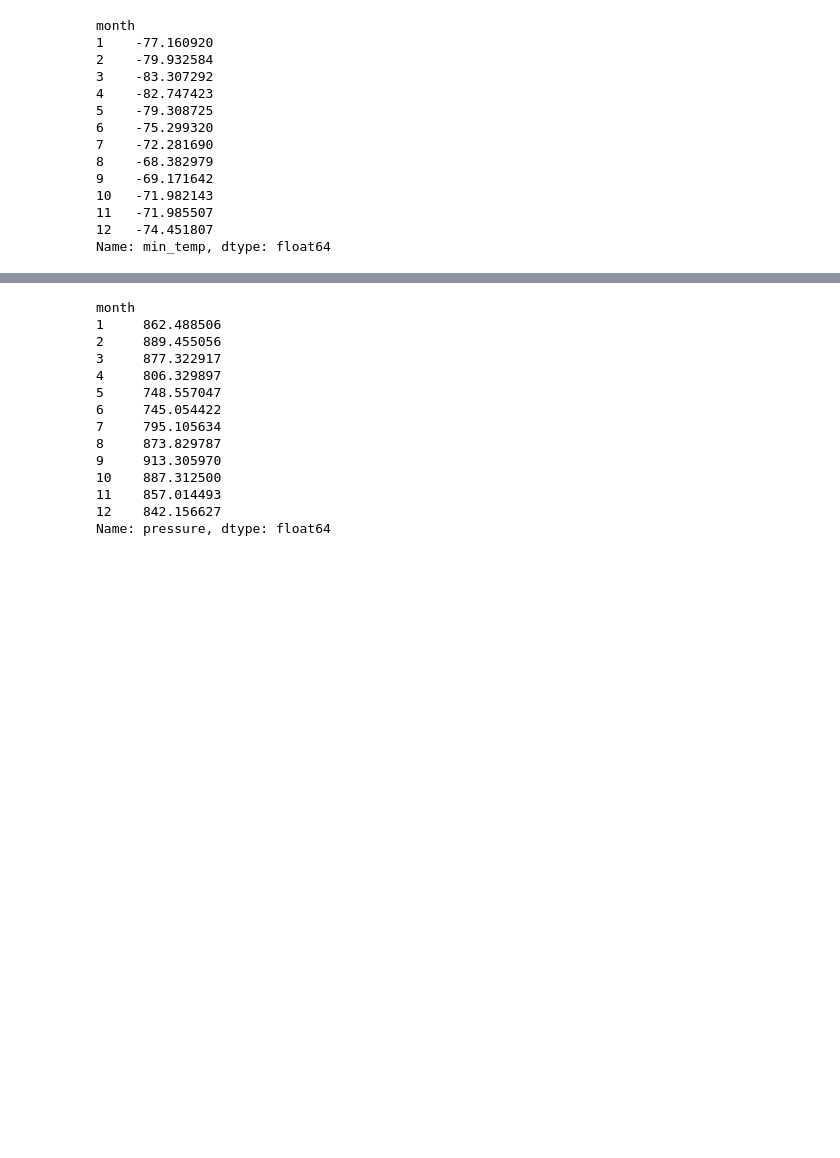
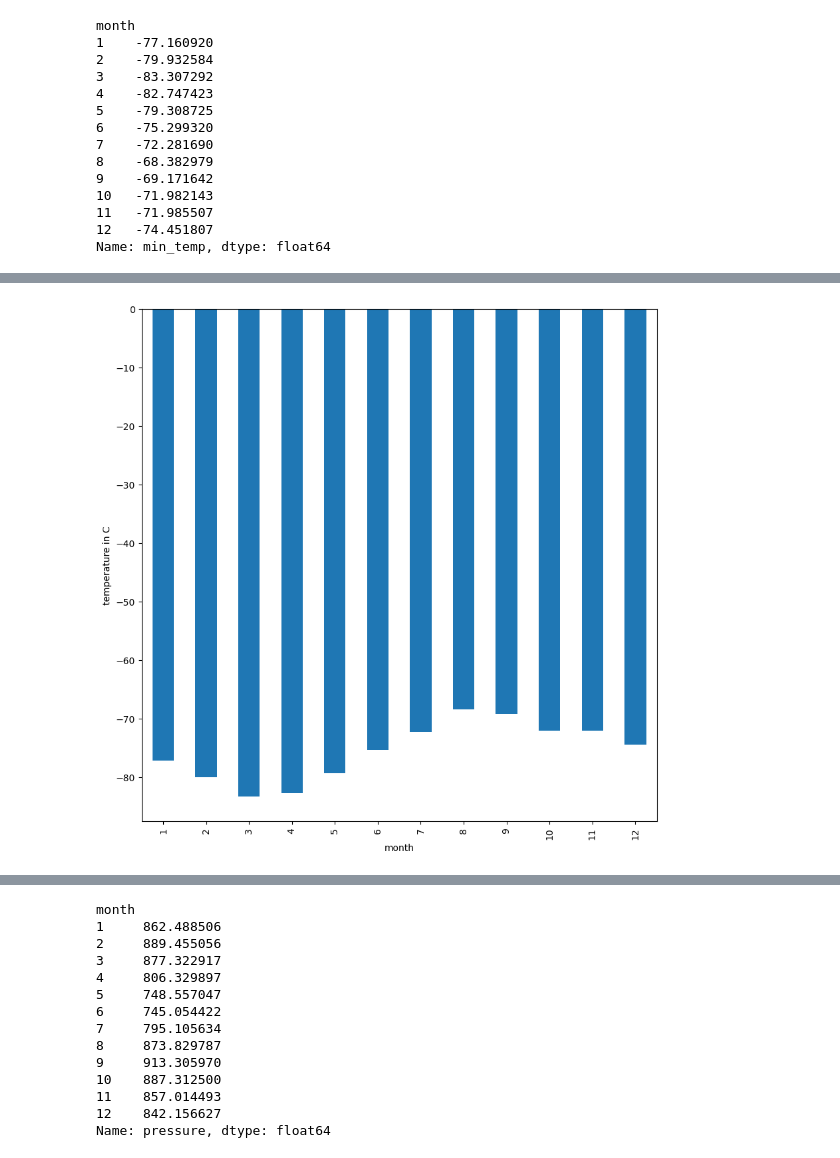
Before and after one commit to CassiaY/beautifulsoup-challenge, a Jupyter notebook: code/part_2_mars_weather.ipynb, the cells around one changed output, grey strips where cells are left out. Drawn from its saved outputs; the diff is of its cells as text; code cells hidden in the pictures; blank space fills up the shorter version.

```diff
--- a/code/part_2_mars_weather.ipynb
+++ b/code/part_2_mars_weather.ipynb
@@ -175,2 +166,9 @@ Name: min_temp, dtype: float64
+# %%
+# Plot the average temperature by month
+figure1 = avg_temp.plot(kind="bar", figsize=(10,10), xlabel="month", ylabel="temperature in C")
+plt.savefig('../output/avg_temp_by_mo.png')
+plt.show()
+# %% [output]
+[figure, added]
 # %%
 # Identify the coldest and hottest months in Curiosity's location
```
Also changed, not shown: parts of 11 cells of this notebook, 6 other files.
